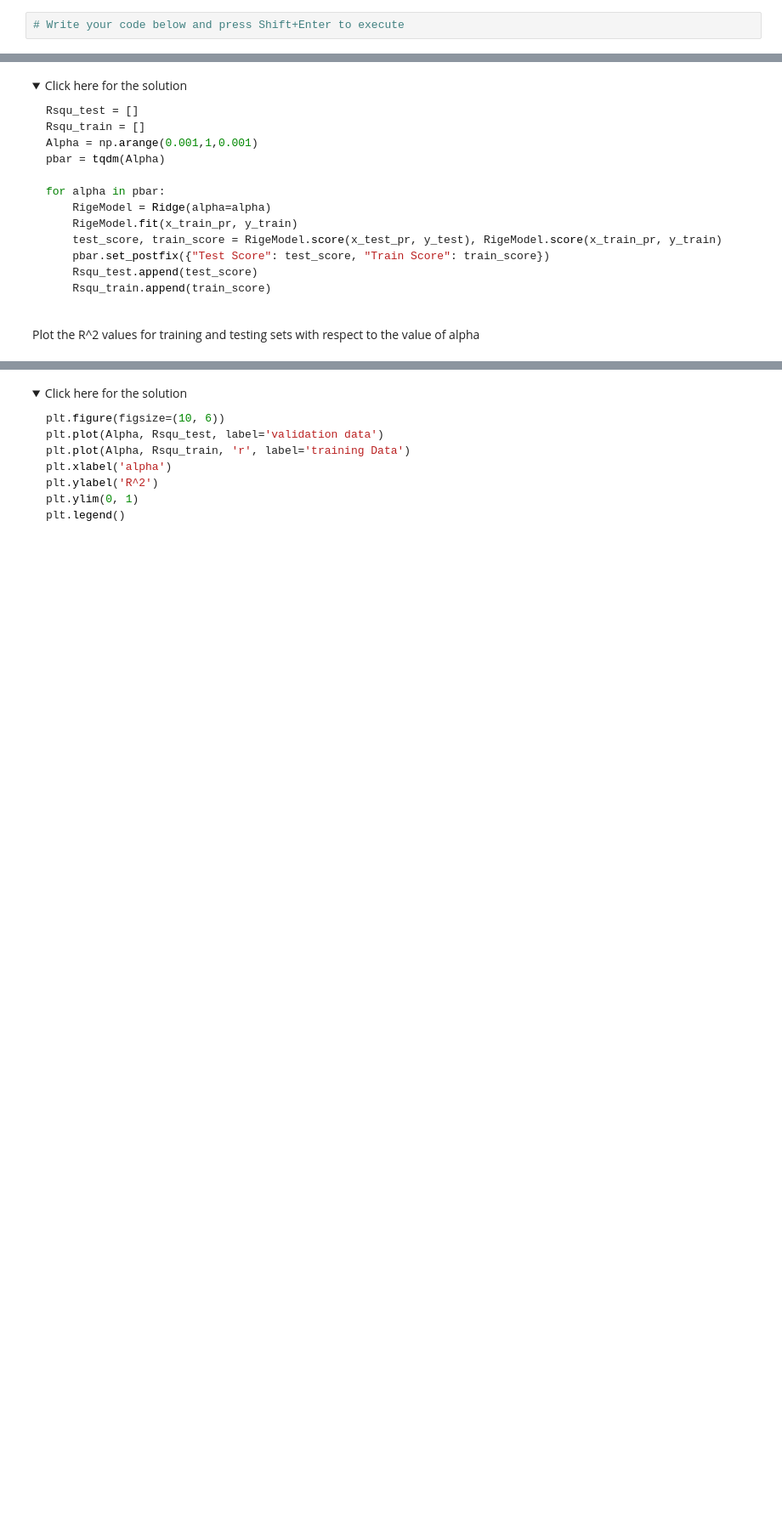
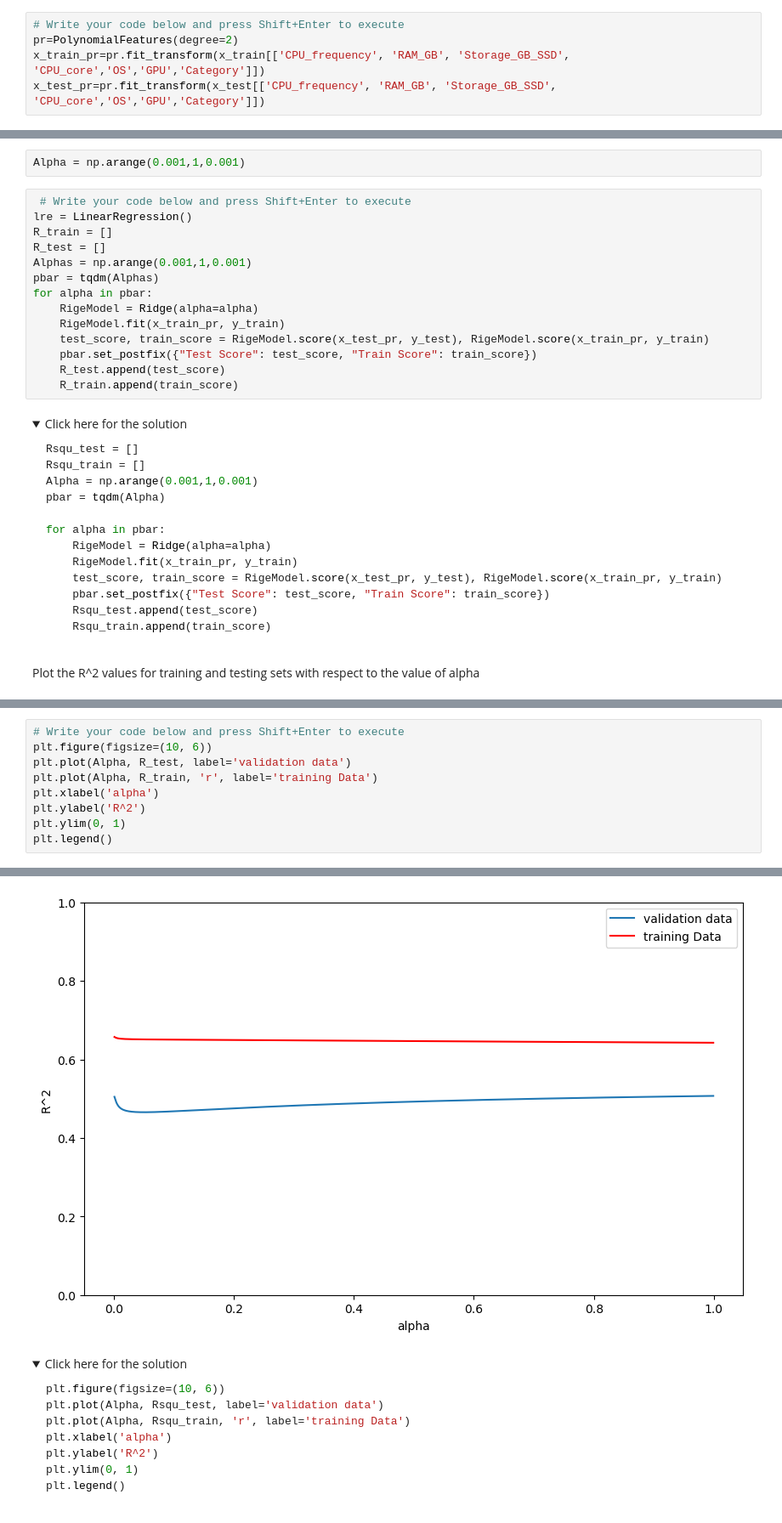
Before and after one commit to Locchuong96/ds, a Jupyter notebook: C7/practice_model_evaluation.jupyterlite.ipynb, the cells around one changed output, grey strips where cells are left out. Shown: that part at 85% size. Cells and saved outputs as stored; diff of their text form; folded sections open; blank space fills up the shorter version.

```diff
--- a/C7/practice_model_evaluation.jupyterlite.ipynb
+++ b/C7/practice_model_evaluation.jupyterlite.ipynb
@@ -212,5 +273,8 @@ Now consider that you have multiple features, i.e. 'CPU_frequency', 'RAM_GB', 'S
 # %%
 # Write your code below and press Shift+Enter to execute
+pr=PolynomialFeatures(degree=2)
+x_train_pr=pr.fit_transform(x_train[['CPU_frequency', 'RAM_GB', 'Storage_GB_SSD', 'CPU_core','OS','GPU','Category']])
+x_test_pr=pr.fit_transform(x_test[['CPU_frequency', 'RAM_GB', 'Storage_GB_SSD', 'CPU_core','OS','GPU','Category']])
 # %% [markdown]
 <details><summary>Click here for the solution</summary>
 
@@ -229,3 +291,19 @@ Create a list of all Ridge Regression R^2 scores for training and testing data.
+# %%
+Alpha = np.arange(0.001,1,0.001)
+# %%
+ # Write your code below and press Shift+Enter to execute
+lre = LinearRegression()
+R_train = []
+R_test = []
+Alphas = np.arange(0.001,1,0.001)
+pbar = tqdm(Alphas)
+for alpha in pbar:
+    RigeModel = Ridge(alpha=alpha)
+    RigeModel.fit(x_train_pr, y_train)
+    test_score, train_score = RigeModel.score(x_test_pr, y_test), RigeModel.score(x_train_pr, y_train)
+    pbar.set_postfix({"Test Score": test_score, "Train Score": train_score})
+    R_test.append(test_score)
+    R_train.append(train_score)
 # %% [markdown]
 <details><summary>Click here for the solution</summary>
 
@@ -251,0 +328,10 @@ Plot the R^2 values for training and testing sets with respect to the value of a
+# %%
+# Write your code below and press Shift+Enter to execute
+plt.figure(figsize=(10, 6))
+plt.plot(Alpha, R_test, label='validation data')
+plt.plot(Alpha, R_train, 'r', label='training Data')
+plt.xlabel('alpha')
+plt.ylabel('R^2')
+plt.ylim(0, 1)
+plt.legend()
+# %% [output]
@@ -252,3 +339,4 @@ Plot the R^2 values for training and testing sets with respect to the value of a
+[figure, added]
 # %% [markdown]
 <details><summary>Click here for the solution</summary>
 
```
Also changed, not shown: parts of 20 cells of this notebook.
